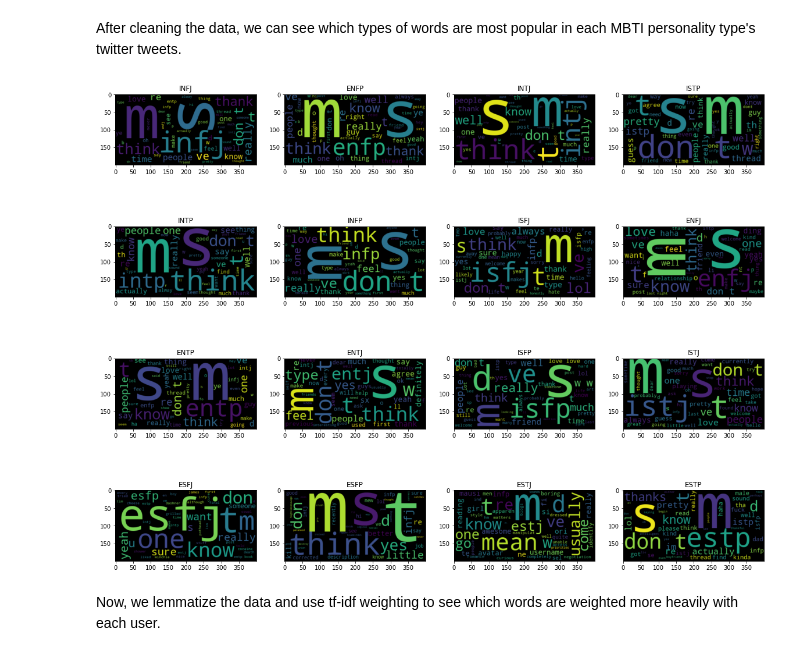
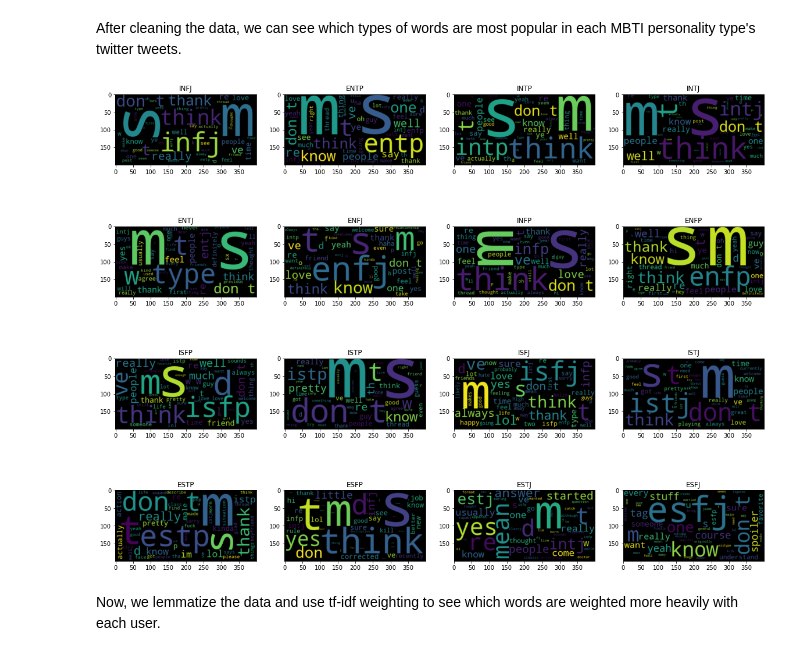
Before and after one commit to jmcmai/cs229-Final-Project, a Jupyter notebook: preprocessing.ipynb, the cells around one changed output. Cells and saved outputs as stored; diff of their text form; code cells hidden in the pictures.

```diff
--- a/preprocessing.ipynb
+++ b/preprocessing.ipynb
@@ -151,9 +137,8 @@ def clean_data(data):
 
     return cleaned_data
 # %%
-# clean training and test data
-train_data['cleaned_data'] = clean_data(train_data)
-test_data['cleaned_data'] = clean_data(test_data)
+# clean
+data['cleaned_data'] = clean_data(data)
 # %% [markdown]
 After cleaning the data, we can see which types of words are most popular in each MBTI personality type's twitter tweets.
 # %%
@@ -173,10 +158,10 @@ def wordclouds(df):
         plt.title(type)
         ax[num].axis("off")
         num += 1
-
-wordclouds(train_data)
-# %% [output]
-[figure, removed]
+# %%
+wordclouds(data)
+# %% [output]
+[figure, added]
 # %% [markdown]
 Now, we lemmatize the data and use tf-idf weighting to see which words are weighted more heavily with each user.
 # %%
```
Also changed, not shown: parts of 12 cells of this notebook, 8 other files.
